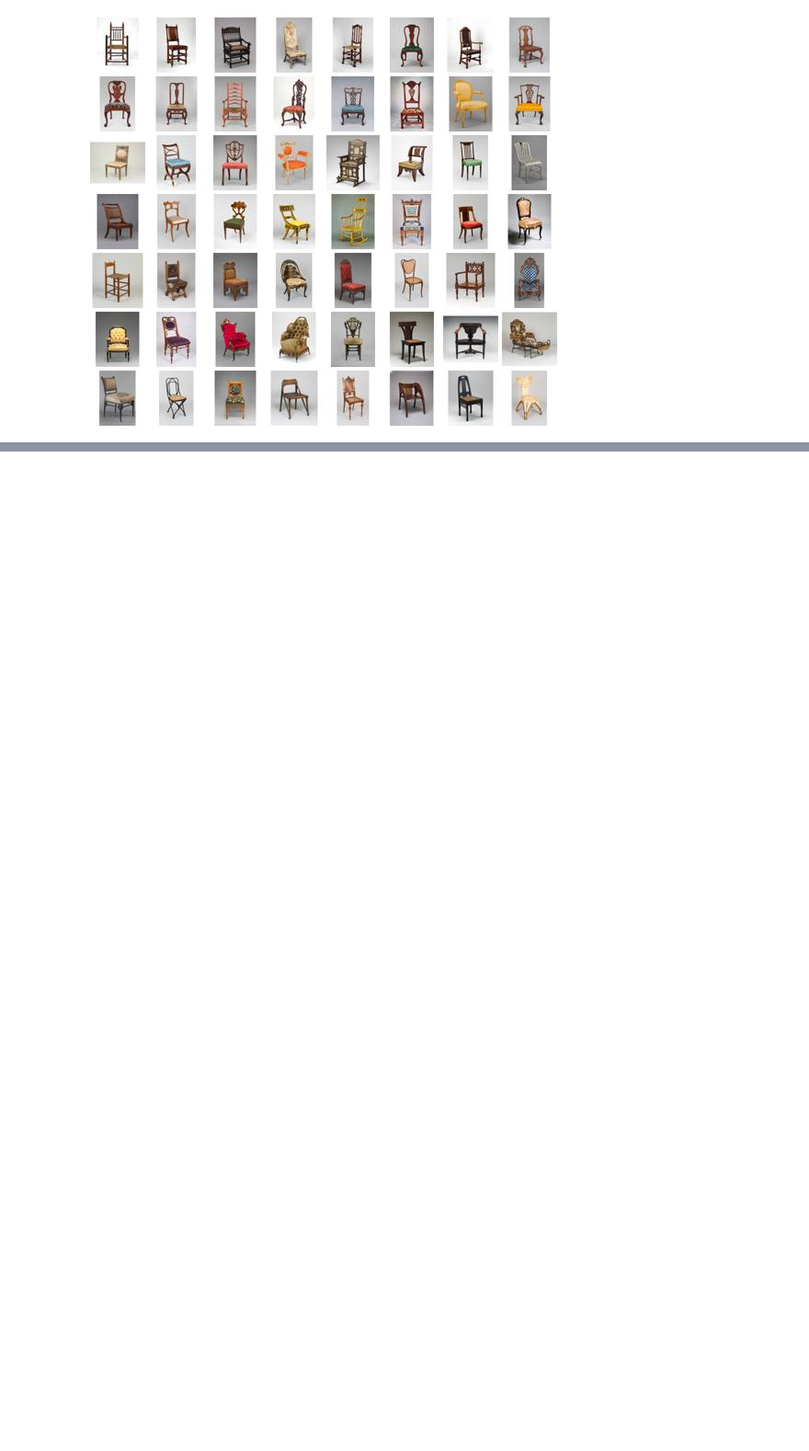
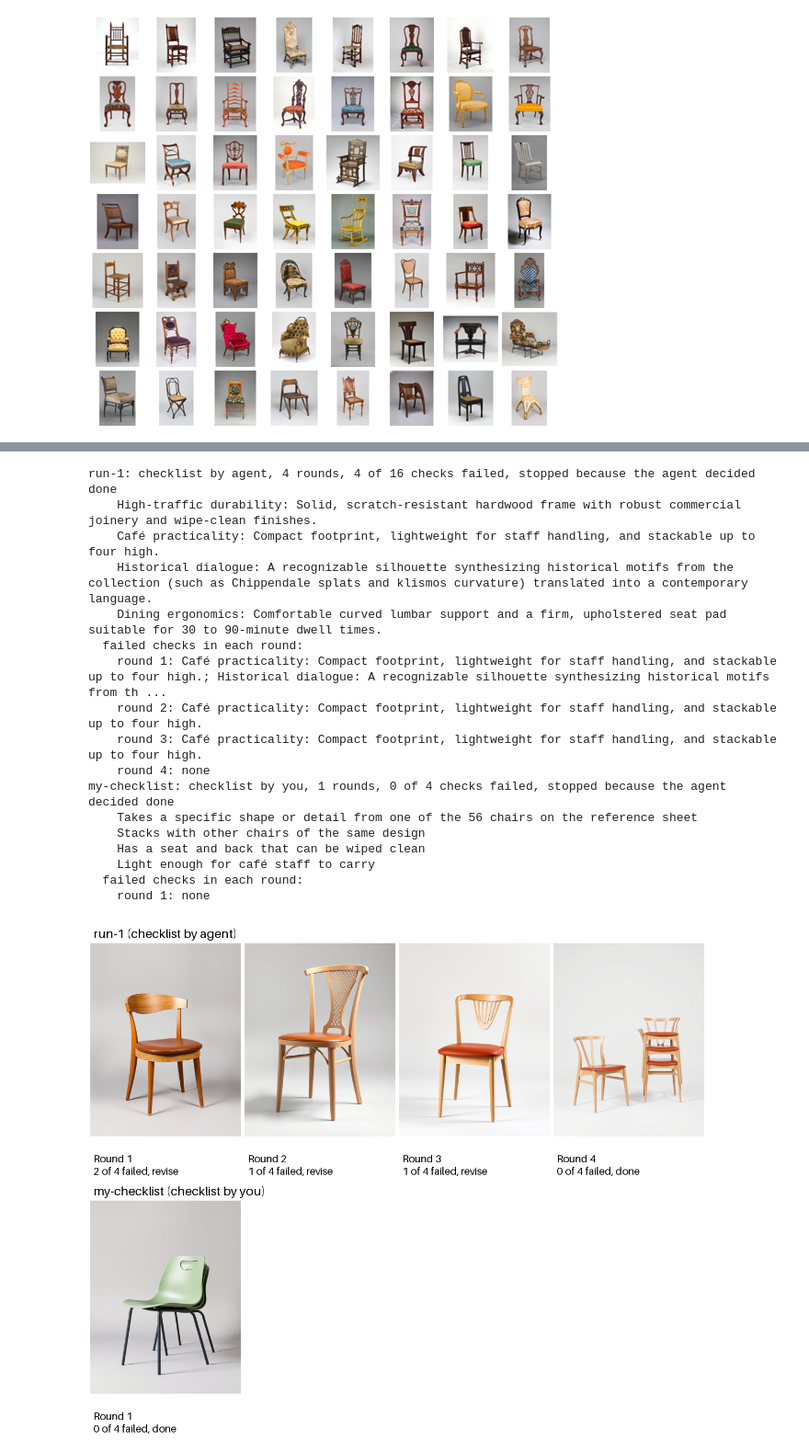
Before and after one commit to chuanenlin/mlfordesign, a Jupyter notebook: notebooks/week-07-agent-log.ipynb, the cells around one changed output, grey strips where cells are left out. Shown at 92% size. Saved outputs shown, nothing was run; the diff lists cells and outputs as text; code cells hidden in the pictures; blank space fills up the shorter version.

```diff
--- a/notebooks/week-07-agent-log.ipynb
+++ b/notebooks/week-07-agent-log.ipynb
@@ -183,0 +271,54 @@ strip
+# %%
+RUNS_TO_COMPARE = ["run-1", "my-checklist"]  # the RUN_NAMEs of two runs you have made
+
+def read_log(name):
+    return [json.loads(l) for l in open(f"log-{name}.jsonl")]
+
+missing = [n for n in RUNS_TO_COMPARE if not os.path.exists(f"log-{n}.jsonl")]
+if missing:
+    print("No log yet for", ", ".join(missing) + ". Run sections 2 to 6 with that RUN_NAME first.")
+else:
+    strips = []
+    for name in RUNS_TO_COMPARE:
+        entries = read_log(name)
+        plan_e = entries[0]
+        last = [e for e in entries if e["kind"] == "check"][-1]
+        failed = sum(not c["passed"] for e in entries if e["kind"] == "check" for c in e["checks"])
+        total = sum(len(e["checks"]) for e in entries if e["kind"] == "check")
+        rounds = sum(e["kind"] == "image" for e in entries)
+        end = "the agent decided done" if last["decision"] == "done" else "it reached MAX_ROUNDS"
+        print(f"{name}: checklist by {plan_e['checklist_by']}, {rounds} rounds, {failed} of {total} checks failed, "
+              f"stopped because {end}")
+        for item in plan_e["checklist"]:
+            print("   ", item)
+        print("  failed checks in each round:")
+        for e in entries:
+            if e["kind"] == "check":
+                print(f"    round {e['step']}:", "; ".join(c["criterion"] for c in e["checks"] if not c["passed"]) or "none")
+        strips.append((f"{name} (checklist by {plan_e['checklist_by']})", rounds_strip(entries)))
+    out = Image.new("RGB", (max(s.width for _, s in strips), sum(s.height + 44 for _, s in strips)), "white")
+    y = 0
+    for title, s in strips:
+        ImageDraw.Draw(out).text((10, y + 10), title, fill="black", font=font(24))
+        out.paste(s, (0, y + 44)); y += s.height + 44
+    out.save("compare.jpg", quality=90)
+    display(out)
+# %% [output]
+run-1: checklist by agent, 4 rounds, 4 of 16 checks failed, stopped because the agent decided done
+    High-traffic durability: Solid, scratch-resistant hardwood frame with robust commercial joinery and wipe-clean finishes.
+    Café practicality: Compact footprint, lightweight for staff handling, and stackable up to four high.
+    Historical dialogue: A recognizable silhouette synthesizing historical motifs from the collection (such as Chippendale splats and klismos curvature) translated into a contemporary language.
+    Dining ergonomics: Comfortable curved lumbar support and a firm, upholstered seat pad suitable for 30 to 90-minute dwell times.
+  failed checks in each round:
+    round 1: Café practicality: Compact footprint, lightweight for staff handling, and stackable up to four high.; Historical dialogue: A recognizable silhouette synthesizing historical motifs from th ...
+    round 2: Café practicality: Compact footprint, lightweight for staff handling, and stackable up to four high.
+    round 3: Café practicality: Compact footprint, lightweight for staff handling, and stackable up to four high.
+    round 4: none
+my-checklist: checklist by you, 1 rounds, 0 of 4 checks failed, stopped because the agent decided done
+    Takes a specific shape or detail from one of the 56 chairs on the reference sheet
+    Stacks with other chairs of the same design
+    Has a seat and back that can be wiped clean
+    Light enough for café staff to carry
+  failed checks in each round:
+    round 1: none
+[figure, added]
```
Also changed, not shown: parts of 14 cells of this notebook, 1 other file.
